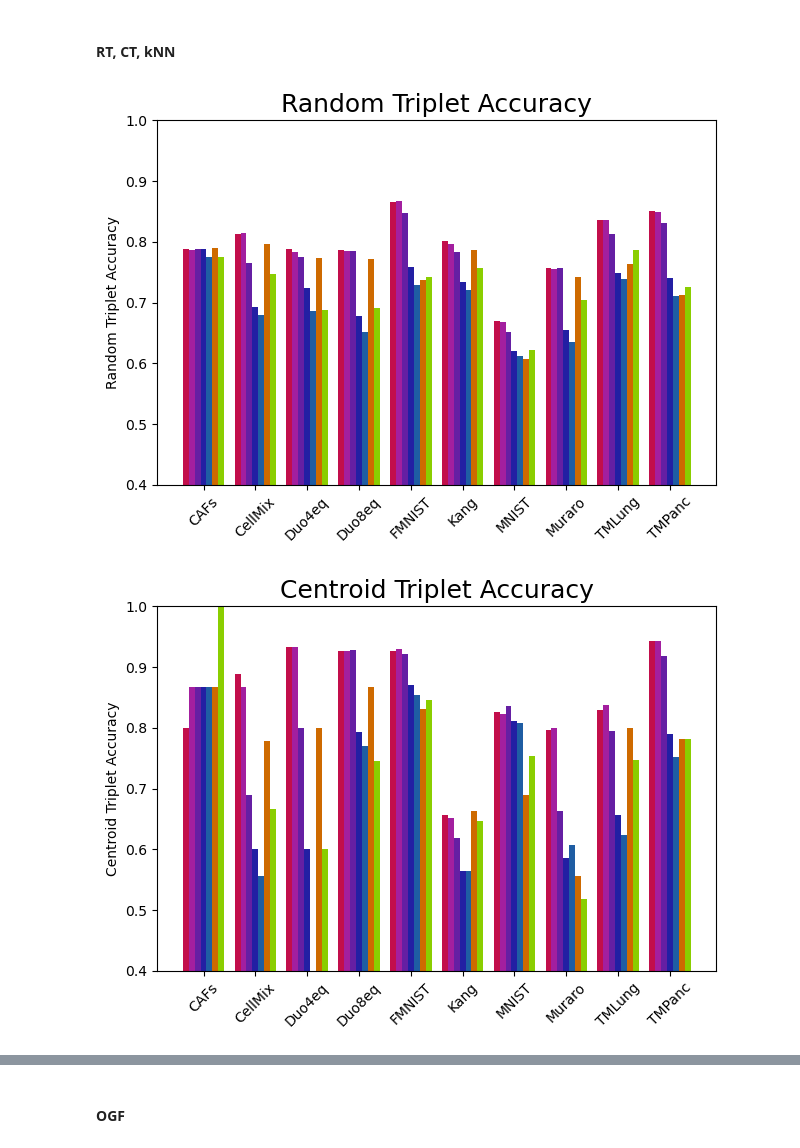
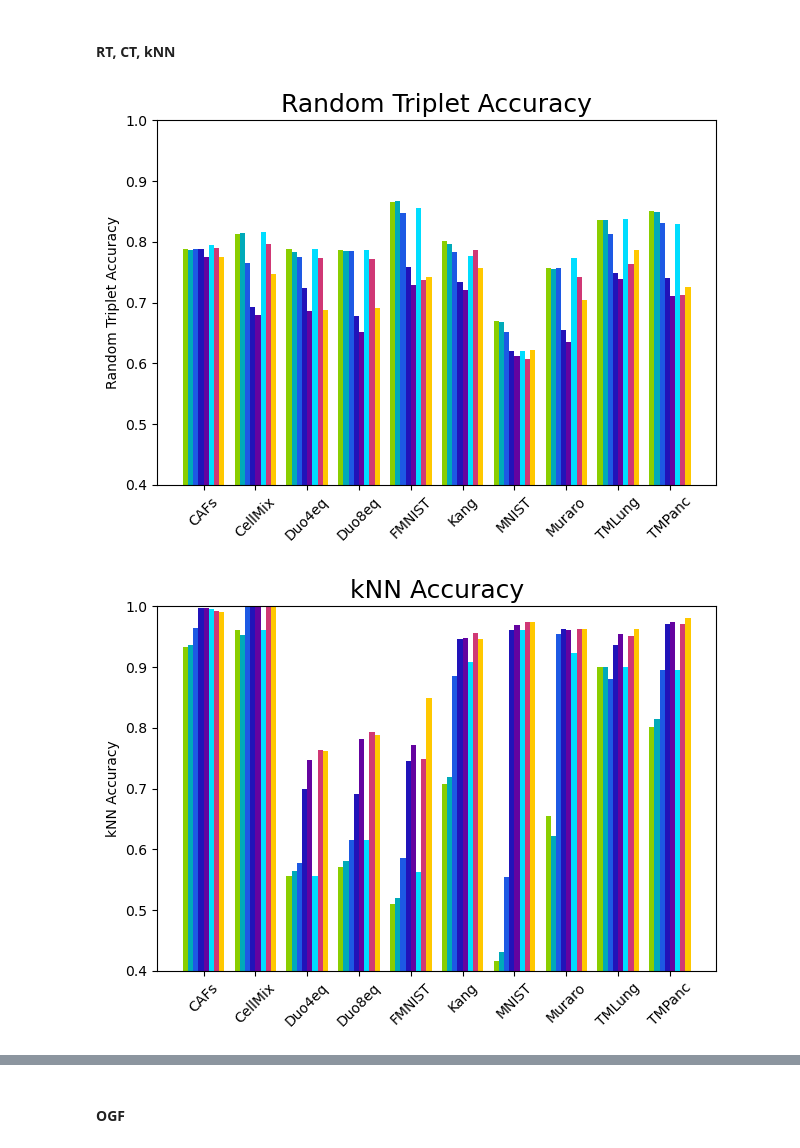
Before and after one commit to corinne-ort/drpaper25, a Jupyter notebook: sick_plots.ipynb, the cells around one changed output, grey strips where cells are left out. Saved outputs shown, nothing was run; the diff lists cells and outputs as text; code cells hidden in the pictures.

```diff
--- a/sick_plots.ipynb
+++ b/sick_plots.ipynb
@@ -133,6 +132,23 @@ ogf_df = ogf_df.sort_values(by=['dataset','algorithm'])
 color_map = {'pca': '#C20E4B','$\\alpha = $0.25': '#A31F9F','$\\alpha = $0.5': '#651FA3' ,'$\\alpha = $0.75': '#231FA3','umap': '#1F5DA3', 'pacmap': '#CE6A00', 'tsne': '#8ACE00' }
 colors = [color_map[alg] for alg in metrics_df['algorithm']]
 alg_titles = {'pca': 'PCA','$\\alpha = $0.25': 'UMAP-PCA, \u03B1 = 0.25','$\\alpha = $0.5': 'UMAP-PCA, \u03B1 = 0.5' ,'$\\alpha = $0.75': 'UMAP-PCA, \u03B1 = 0.75','umap': 'UMAP', 'pacmap': 'PaCMAP', 'tsne': 't-SNE' }
+# %%
+metrics_df = pd.read_csv(f"{cwd}/all_knn_rt_10-1.csv")
+
+# sort by algorithm and dataset
+alg_order = ['pca','$\\alpha = $0.25','$\\alpha = $0.5','$\\alpha = $0.75','umap','$\\alpha = \\alpha^*$','pacmap','tsne']
+
+metrics_df['algorithm'] = pd.Categorical(metrics_df['algorithm'], categories=alg_order, ordered=True)
+#ogf_df['algorithm'] = pd.Categorical(ogf_df['algorithm'], categories=alg_order, ordered=True)
+
+metrics_df = metrics_df.sort_values(by=['dataset','algorithm'])
+#ogf_df = ogf_df.sort_values(by=['dataset','algorithm'])
+
+# titles and colors for plot
+#color_map = {'pca': '#FF4DD5','$\\alpha = $0.25': '#E01AB5','$\\alpha = $0.5': '#9F0BC9' ,'$\\alpha = $0.75': '#5B00B6','umap': '#0000A5', 'pacmap': '#CE6A00', 'tsne': '#8ACE00', '$\\alpha = \\alpha^*$': '#0FEBFF'}
+color_map = {'pca': '#8ACE00','$\\alpha = $0.25': '#00AAB9','$\\alpha = $0.5': '#1D59E4' ,'$\\alpha = $0.75': '#2113B9','umap': '#6403A0', 'pacmap': '#D03875', 'tsne': '#FFC800', '$\\alpha = \\alpha^*$': '#00DDFF'}
+colors = [color_map[alg] for alg in metrics_df['algorithm']]
+alg_titles = {'pca': 'PCA','$\\alpha = $0.25': 'Hybrid(0.25)','$\\alpha = $0.5': 'Hybrid(0.5)' ,'$\\alpha = $0.75': 'Hybrid(0.75)','umap': 'UMAP', 'pacmap': 'PaCMAP', 'tsne': 't-SNE', '$\\alpha = \\alpha^*$':'Hybrid($\\alpha^*$)'}
 # %% [markdown]
 #### legend ####
 # %%
@@ -158,39 +174,39 @@ plt.show()
 datasets = metrics_df['dataset'].unique()
 algs = metrics_df['algorithm'].unique()
 
-metric_titles = {'rt': 'Random Triplet Accuracy', 'centr': 'Centroid Triplet Accuracy', 'knn': 'kNN Accuracy'}
+metric_titles = {'rt': 'Random Triplet Accuracy', 'knn': 'kNN Accuracy'}
 
 bar_width = 0.8 / len(algs)
 
 
-metrics = ['rt', 'centr', 'knn']
+metrics = ['rt', 'knn']
 
 for metric in metrics:
     # Create a new figure
     fig, ax = plt.subplots()
 
     met_df = metrics_df[['dataset', 'algorithm', metric]]
     # loop through algs
     for i, alg in enumerate(algs):
         #alg_data = metrics_df[metrics_df['algorithm'] == alg]
         alg_data = met_df[met_df['algorithm'] == alg]
 
         # Position the bars on the x-axis
         x_positions = np.arange(len(datasets)) + i * bar_width - (len(algs) - 1) * bar_width / 2
 
         # plot bars
         ax.bar(x_positions, alg_data[metric].values, width=bar_width, color=color_map[alg], label=alg_titles[alg])
 
     plt.title(metric_titles[metric],fontsize=18)
     plt.ylabel(metric_titles[metric])
 
     # Set x-ticks to correspond to dataset names
     ax.set_xticks(np.arange(len(datasets)))
     ax.set_xticklabels(datasets, rotation=45)
 
     plt.ylim(0.4,1)
     plt.tight_layout()
     plt.show()
 # %% [output]
-[figure, old version]
+[figure, new version]
-[figure, old version]
+[figure, new version]
```
Also changed, not shown: parts of 3 cells of this notebook, 3 other files.
